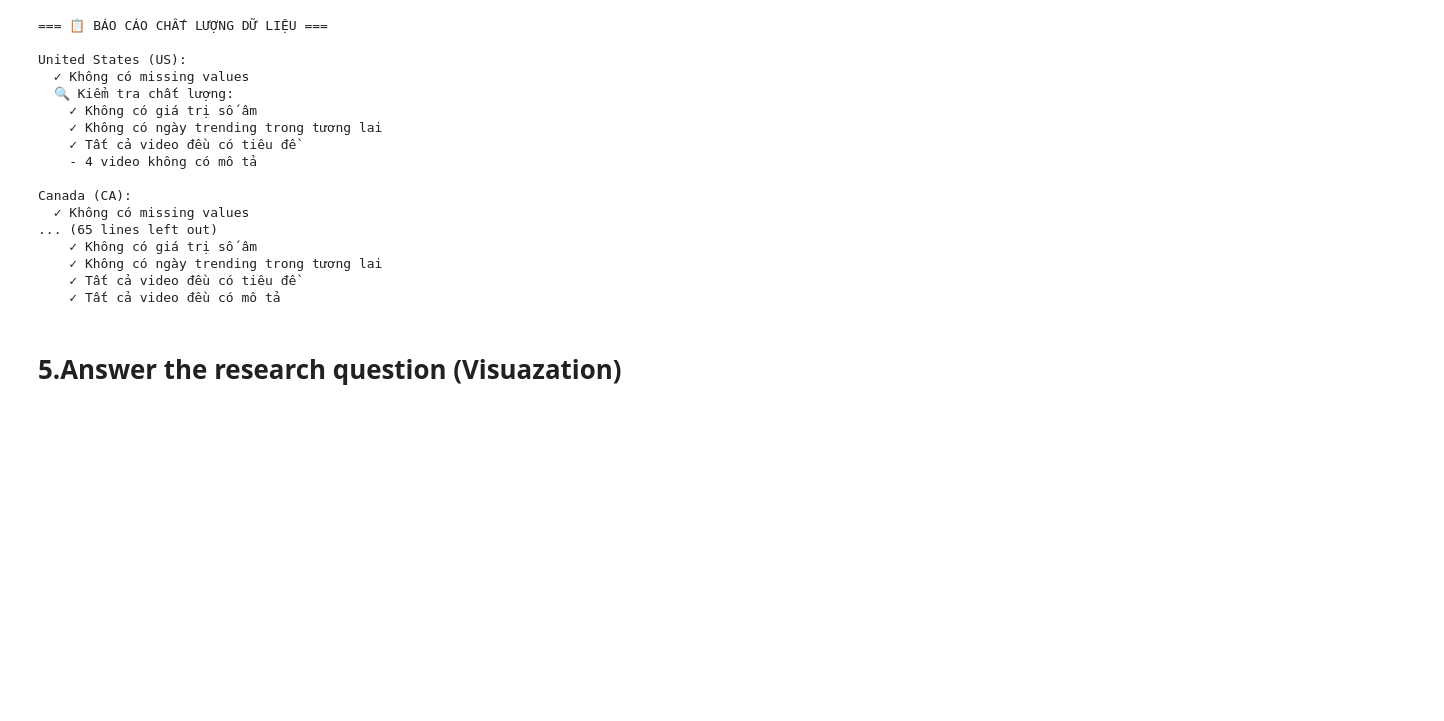
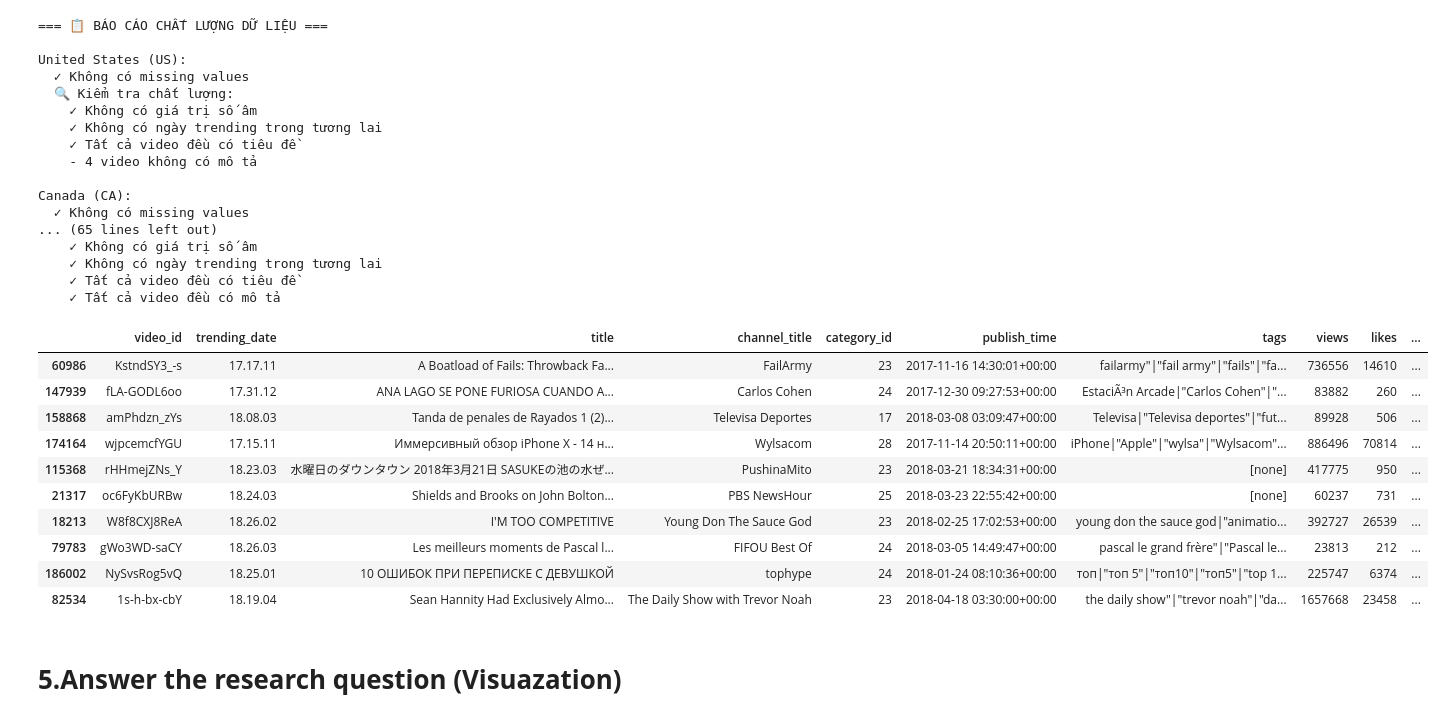
Before and after one commit to YumeSoft/Youtube-Data-Analysis-Project, a Jupyter notebook: Project_DA_cuối_kỳ.ipynb, the cells around one changed output. Cells and saved outputs as stored; diff of their text form; code cells hidden in the pictures; blank space fills up the shorter version.

```diff
--- a/Project_DA_cuối_kỳ.ipynb
+++ b/Project_DA_cuối_kỳ.ipynb
@@ -37,10 +36,7 @@ import json
 # %% [markdown]
 # TẢI DATA XUỐNG TỪ KAGGLEHUB
 # %%
-import kagglehub
-
 # Download latest version
-path = kagglehub.dataset_download("datasnaek/youtube-new")
-
-print("Path to dataset files:", path)
+kaggle_download_path = kagglehub.dataset_download("datasnaek/youtube-new")
+print("Path to dataset files:", kaggle_download_path)
 # %% [output]
@@ -96,15 +92,14 @@ def fix_encoding(s):
 # %%
 # Danh sách quốc gia và các đường dẫn tương ứng
 country_codes = ['US', 'CA', 'DE', 'FR', 'GB', 'IN', 'JP', 'KR', 'MX', 'RU']
-base_path = "/kaggle/input/youtube-new"
 columns_to_fix = ['title', 'channel_title', 'description', 'tags']
 
 # Tạo dict lưu các DataFrame
 dataframes = {}
 
 for code in country_codes:
-    filepath = f"{base_path}/{code}videos.csv"
-    fix = code in ['JP', 'KR']  # Chỉ JP và KR cần fix encoding
+    filepath = f"{kaggle_download_path}/{code}videos.csv"
+    fix = code in ['JP', 'KR', 'RU']  # JP, KR, RU cần sửa lỗi encoding
     df = read_and_fix_csv(filepath, fix_columns=columns_to_fix if fix else None)
     dataframes[code] = df
 # %% [markdown]
@@ -737,6 +732,21 @@ Canada (CA):
     ✓ Không có ngày trending trong tương lai
     ✓ Tất cả video đều có tiêu đề
     ✓ Tất cả video đều có mô tả
+# %%
+# Hiển thị 10 mẫu dữ liệu từ dataset tổng hợp
+combined_df.sample(10, random_state=42)
+# %% [output]
+|  | video_id | trending_date | title | channel_title | category_id | publish_time | tags | views | likes | ... |
+| 60986 | KstndSY3_-s | 17.17.11 | A Boatload of Fails: Throwback Fa... | FailArmy | 23 | 2017-11-16 14:30:01+00:00 | failarmy"|"fail army"|"fails"|"fa... | 736556 | 14610 | ... |
+| 147939 | fLA-GODL6oo | 17.31.12 | ANA LAGO SE PONE FURIOSA CUANDO A... | Carlos Cohen | 24 | 2017-12-30 09:27:53+00:00 | EstaciÃ³n Arcade|"Carlos Cohen"|"... | 83882 | 260 | ... |
+| 158868 | amPhdzn_zYs | 18.08.03 | Tanda de penales de Rayados 1 (2)... | Televisa Deportes | 17 | 2018-03-08 03:09:47+00:00 | Televisa|"Televisa deportes"|"fut... | 89928 | 506 | ... |
+| 174164 | wjpcemcfYGU | 17.15.11 | Иммерсивный обзор iPhone X - 14 н... | Wylsacom | 28 | 2017-11-14 20:50:11+00:00 | iPhone|"Apple"|"wylsa"|"Wylsacom"... | 886496 | 70814 | ... |
+| 115368 | rHHmejZNs_Y | 18.23.03 | 水曜日のダウンタウン 2018年3月21日 SASUKEの池の水ぜ... | PushinaMito | 23 | 2018-03-21 18:34:31+00:00 | [none] | 417775 | 950 | ... |
+| 21317 | oc6FyKbURBw | 18.24.03 | Shields and Brooks on John Bolton... | PBS NewsHour | 25 | 2018-03-23 22:55:42+00:00 | [none] | 60237 | 731 | ... |
+| 18213 | W8f8CXJ8ReA | 18.26.02 | I'M TOO COMPETITIVE | Young Don The Sauce God | 23 | 2018-02-25 17:02:53+00:00 | young don the sauce god|"animatio... | 392727 | 26539 | ... |
+| 79783 | gWo3WD-saCY | 18.26.03 | Les meilleurs moments de Pascal l... | FIFOU Best Of | 24 | 2018-03-05 14:49:47+00:00 | pascal le grand frère"|"Pascal le... | 23813 | 212 | ... |
+| 186002 | NySvsRog5vQ | 18.25.01 | 10 ОШИБОК ПРИ ПЕРЕПИСКЕ С ДЕВУШКОЙ | tophype | 24 | 2018-01-24 08:10:36+00:00 | топ|"топ 5"|"топ10"|"топ5"|"top 1... | 225747 | 6374 | ... |
+| 82534 | 1s-h-bx-cbY | 18.19.04 | Sean Hannity Had Exclusively Almo... | The Daily Show with Trevor Noah | 23 | 2018-04-18 03:30:00+00:00 | the daily show"|"trevor noah"|"da... | 1657668 | 23458 | ... |
 # %% [markdown]
 # **5.Answer the research question (Visuazation)**
 # %% [markdown]
```
Also changed, not shown: parts of 5 cells of this notebook.
